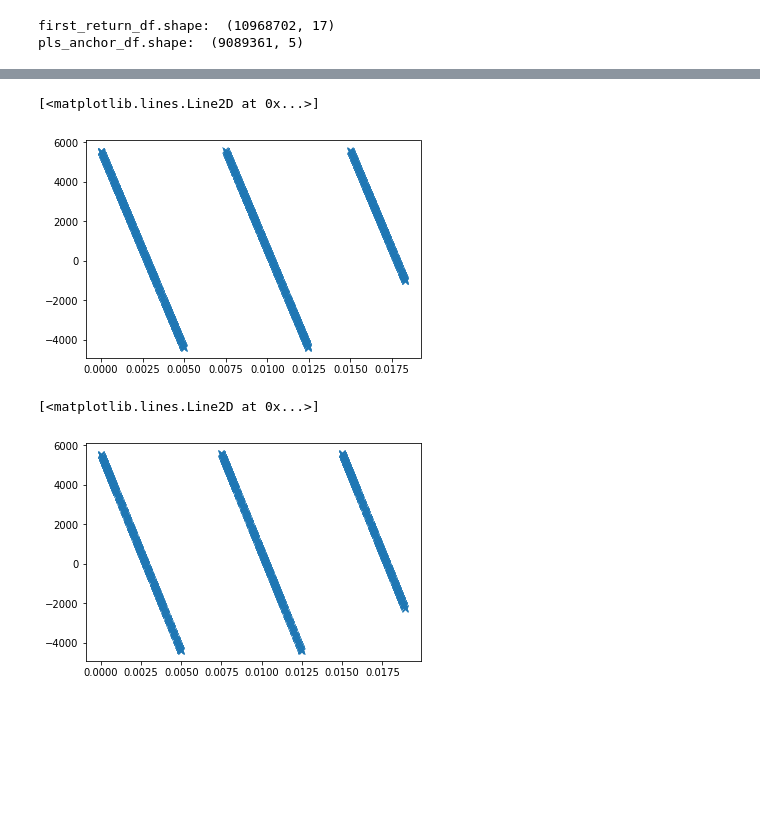
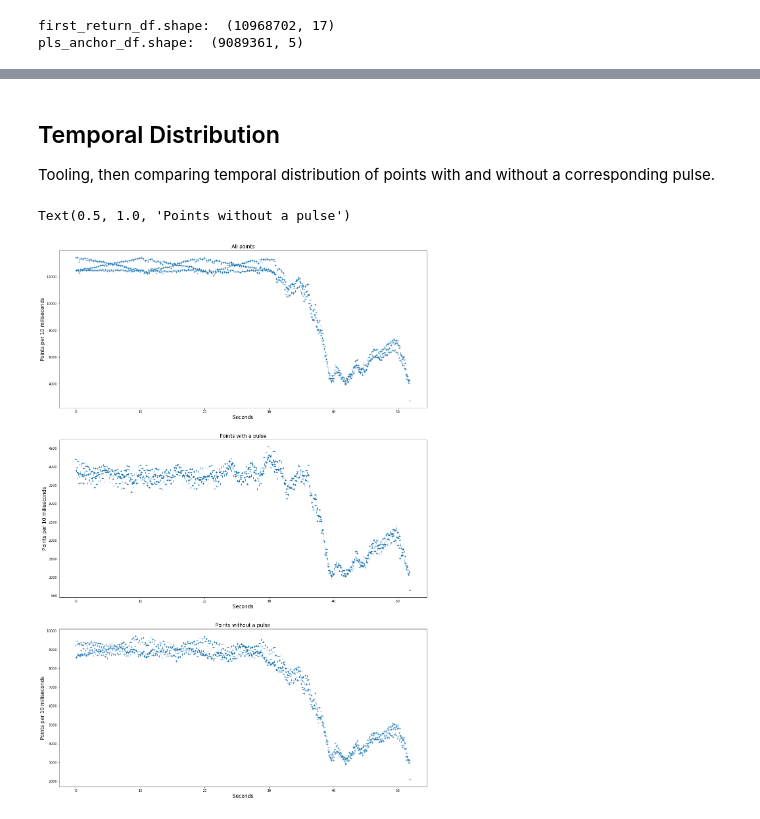
Before and after one commit to mihamerstan/lidar_metrics, a Jupyter notebook: notebooks/comparing_las_pls.ipynb, the cells around one changed output, grey strips where cells are left out. Cells and saved outputs as stored; diff of their text form; code cells hidden in the pictures; blank space fills up the shorter version.

```diff
--- a/notebooks/comparing_las_pls.ipynb
+++ b/notebooks/comparing_las_pls.ipynb
@@ -114,7 +114,7 @@ for i,pls in enumerate(pls_indices[1:]):
         pls_indices[i] = 0
 # %%
 # Calculate time difference between each point and closest pulse
-epsilon = .000005 # This is too loose, but it works for just looking at points that clearly have no pulse.
+epsilon = .000001 # This is too loose, but it works for just looking at points that clearly have no pulse.
 time_diff = np.array(first_return_df['adj_gps_time']) - \
             np.array(pls_anchor_df['adj_gps_time'].iloc[pls_indices])
 
@@ -157,10 +135,48 @@ with_pulse.describe()
 # %%
 plt.plot(no_pulse['adj_gps_time'][:2000],no_pulse['z_scaled'][:2000],'x')
-# %% [output]
-[<matplotlib.lines.Line2D at 0x...>]
-[figure, removed]
 # %%
 plt.plot(with_pulse['adj_gps_time'][:2000],with_pulse['z_scaled'][:2000],'x')
-# %% [output]
-[<matplotlib.lines.Line2D at 0x...>]
-[figure, removed]
+# %% [markdown]
+## Temporal Distribution
+Tooling, then comparing temporal distribution of points with and without a corresponding pulse.
+# %%
+# Bins are every 10 miliseconds.
+ms_per_bin = 50
+def create_bins(df,ms_per_bin,time_field='adj_gps_time'):
+    '''Function returns a numpy array of bin edges,
+    where the number of bins = (max_time - min_time)*1e/ms_per_bin
+    where time is in seconds.'''
+    min_val = int(np.floor(df[time_field].min())*1e3)
+    max_val = int(np.ceil(df[time_field].max())*1e3)
+    bin_range = range(min_val,max_val,ms_per_bin)
+    bin_arr = np.array(bin_range)/1e3
+    return bin_arr
+# %%
+# Create the bin edges
+bin_arr = create_bins(first_return_df,ms_per_bin)
+# Use np.histogram to find the number of points per bin
+hist,_ = np.histogram(first_return_df['adj_gps_time'],bin_arr)
+hist_no_pulse,_ = np.histogram(no_pulse['adj_gps_time'],bin_arr)
+hist_with_pulse,_ = np.histogram(with_pulse['adj_gps_time'],bin_arr)
+# %%
+plt.figure(figsize=(20,30))
+plt.subplot(3, 1, 1)
+plt.plot(bin_arr[:-1],hist,'+')
+plt.xlabel("Seconds",fontsize=15)
+plt.ylabel("Points per 10 miliseconds",fontsize=15)
+plt.title("All points",fontsize=15)
+
+plt.subplot(3, 1, 2)
+plt.plot(bin_arr[:-1],hist_with_pulse,'+')
+plt.xlabel("Seconds",fontsize=15)
+plt.ylabel("Points per 10 miliseconds",fontsize=15)
+plt.title("Points with a pulse",fontsize=15)
+
+plt.subplot(3, 1, 3)
+plt.plot(bin_arr[:-1],hist_no_pulse,'+')
+plt.xlabel("Seconds",fontsize=15)
+plt.ylabel("Points per 10 miliseconds",fontsize=15)
+plt.title("Points without a pulse",fontsize=15)
+# %% [output]
+Text(0.5, 1.0, 'Points without a pulse')
+[figure, added]
```
Also changed, not shown: parts of 7 cells of this notebook, 4 other files.
